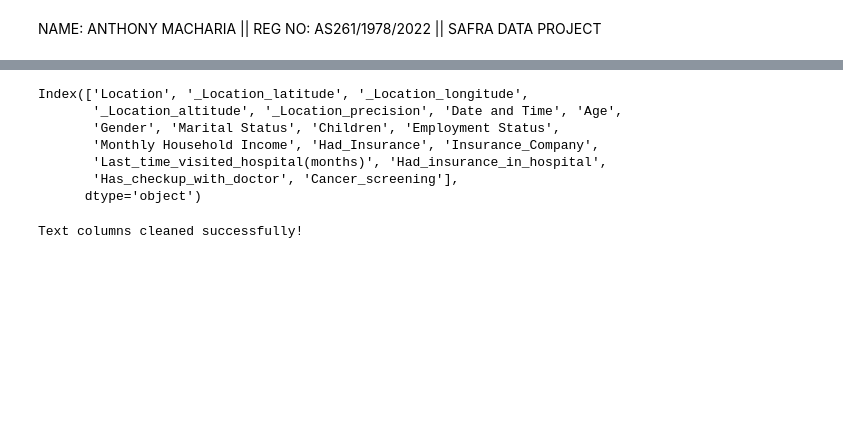
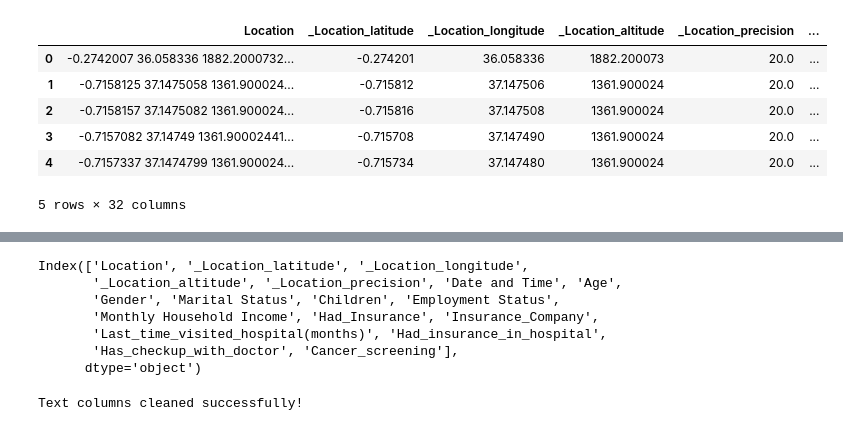
Before and after one commit to Antoe26/HealthCare-Data-Set-Project, a Jupyter notebook: Data_Cleaning.ipynb, the cells around one changed output, grey strips where cells are left out. Saved outputs shown, nothing was run; the diff lists cells and outputs as text; code cells hidden in the pictures; blank space fills up the shorter version.

```diff
--- a/Data_Cleaning.ipynb
+++ b/Data_Cleaning.ipynb
@@ -1,7 +1,3 @@
-# %% [markdown]
-NAME: ANTHONY MACHARIA ||
-REG NO: AS261/1978/2022 ||
-SAFRA DATA PROJECT
 # %%
 # importing Python libraries
 import pandas as pd
@@ -9,0 +9,10 @@ import regex as rg
+# %%
+Data.head()
+# %% [output]
+|  | Location | _Location_latitude | _Location_longitude | _Location_altitude | _Location_precision | ... |
+| 0 | -0.2742007 36.058336 1882.2000732... | -0.274201 | 36.058336 | 1882.200073 | 20.0 | ... |
+| 1 | -0.7158125 37.1475058 1361.900024... | -0.715812 | 37.147506 | 1361.900024 | 20.0 | ... |
+| 2 | -0.7158157 37.1475082 1361.900024... | -0.715816 | 37.147508 | 1361.900024 | 20.0 | ... |
+| 3 | -0.7157082 37.14749 1361.90002441... | -0.715708 | 37.147490 | 1361.900024 | 20.0 | ... |
+| 4 | -0.7157337 37.1474799 1361.900024... | -0.715734 | 37.147480 | 1361.900024 | 20.0 | ... |
+5 rows × 32 columns
```
Also changed, not shown: parts of 5 cells of this notebook.
